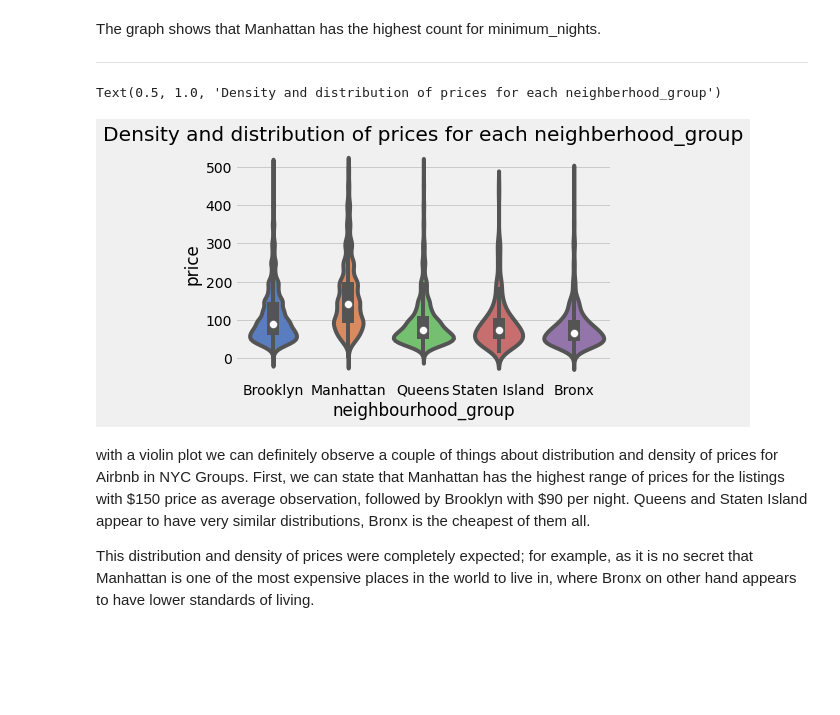
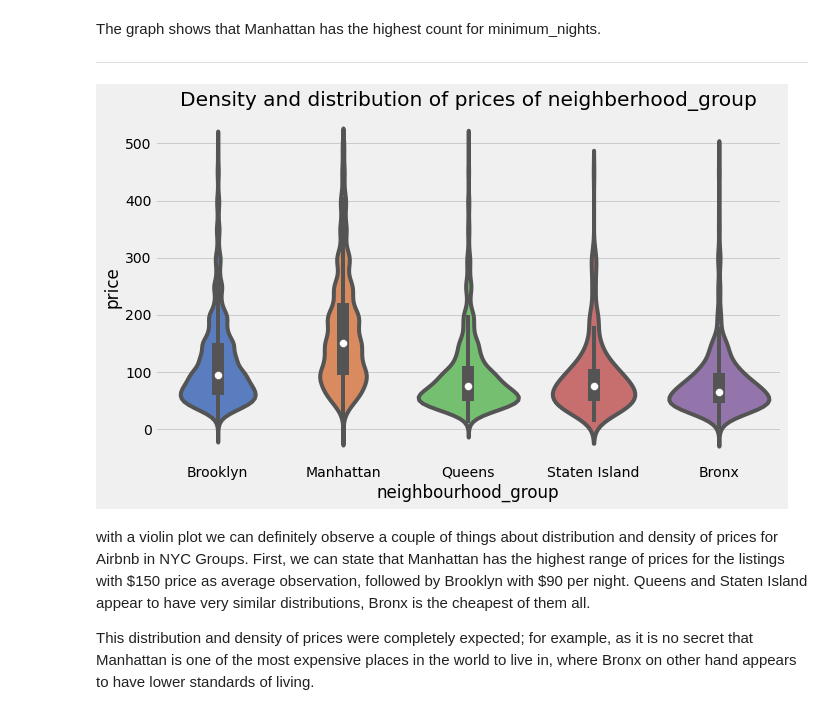
Before and after one commit to Deeksha-Data-Scientist/Airbnb-Bookings-Analysis, a Jupyter notebook: Airbnb_Bookings_Analysis_Capstone_Project.ipynb, the cells around one changed output. Cells and saved outputs as stored; diff of their text form; code cells hidden in the pictures; blank space fills up the shorter version.

```diff
--- a/Airbnb_Bookings_Analysis_Capstone_Project.ipynb
+++ b/Airbnb_Bookings_Analysis_Capstone_Project.ipynb
@@ -509,15 +566,15 @@ The graph shows that Manhattan has the highest count for minimum_nights.
 
 ---
 # %%
-#we can see from our statistical table that we have some extreme values, therefore we need to remove them for the sake of a better visualization
-#creating a sub-dataframe with no extreme values / less than 500
-sub_df=df[df.price < 500]
+#we can observe in statistical table that we have some extreme values, so we need to remove them for better visualization
+#creating a sub-dataframe with removing extreme values / less than 500
+plt.figure(figsize=(10,6))
+plt.title("Density and distribution of prices of neighberhood_group")
+subset_df=df[df.price < 500]
 #using violinplot to showcase density and distribtuion of prices
-viz_2=sns.violinplot(data=sub_df, x='neighbourhood_group', y='price',palette="muted")
-viz_2.set_title('Density and distribution of prices for each neighberhood_group')
+viz_2=sns.violinplot(data=subset_df, x='neighbourhood_group', y='price',palette="muted")
 # %% [output]
-Text(0.5, 1.0, 'Density and distribution of prices for each neighberhood_group')
-[figure, old version]
+[figure, new version]
 # %% [markdown]
 with a violin plot we can definitely observe a couple of things about distribution and density of prices for Airbnb in NYC Groups. First, we can state that Manhattan has the highest range of prices for the listings with $150 price as average observation, followed by Brooklyn with \$90 per night. Queens and Staten Island appear to have very similar distributions, Bronx is the cheapest of them all.
 
```
Also changed, not shown: parts of 61 cells of this notebook.
